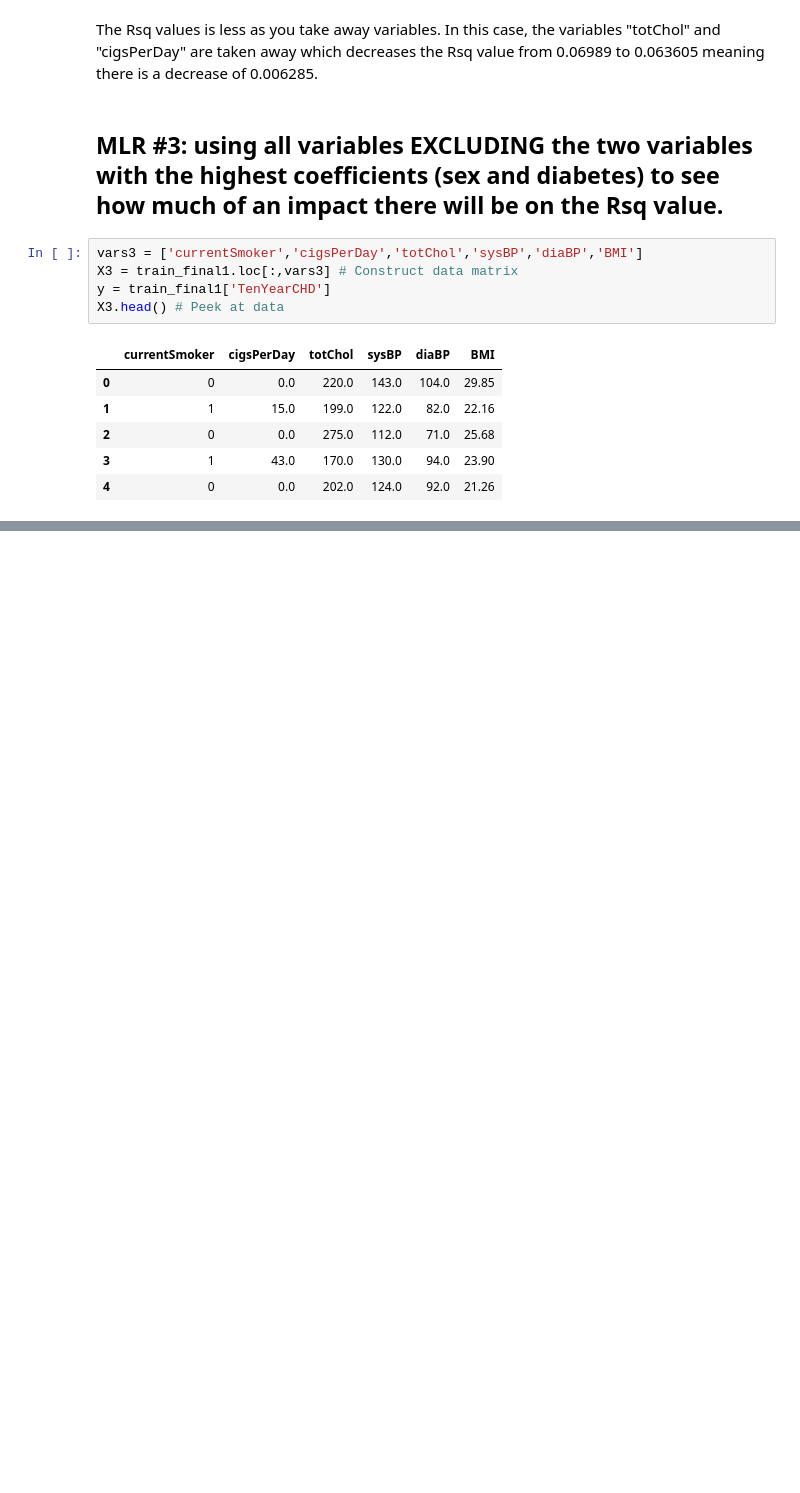
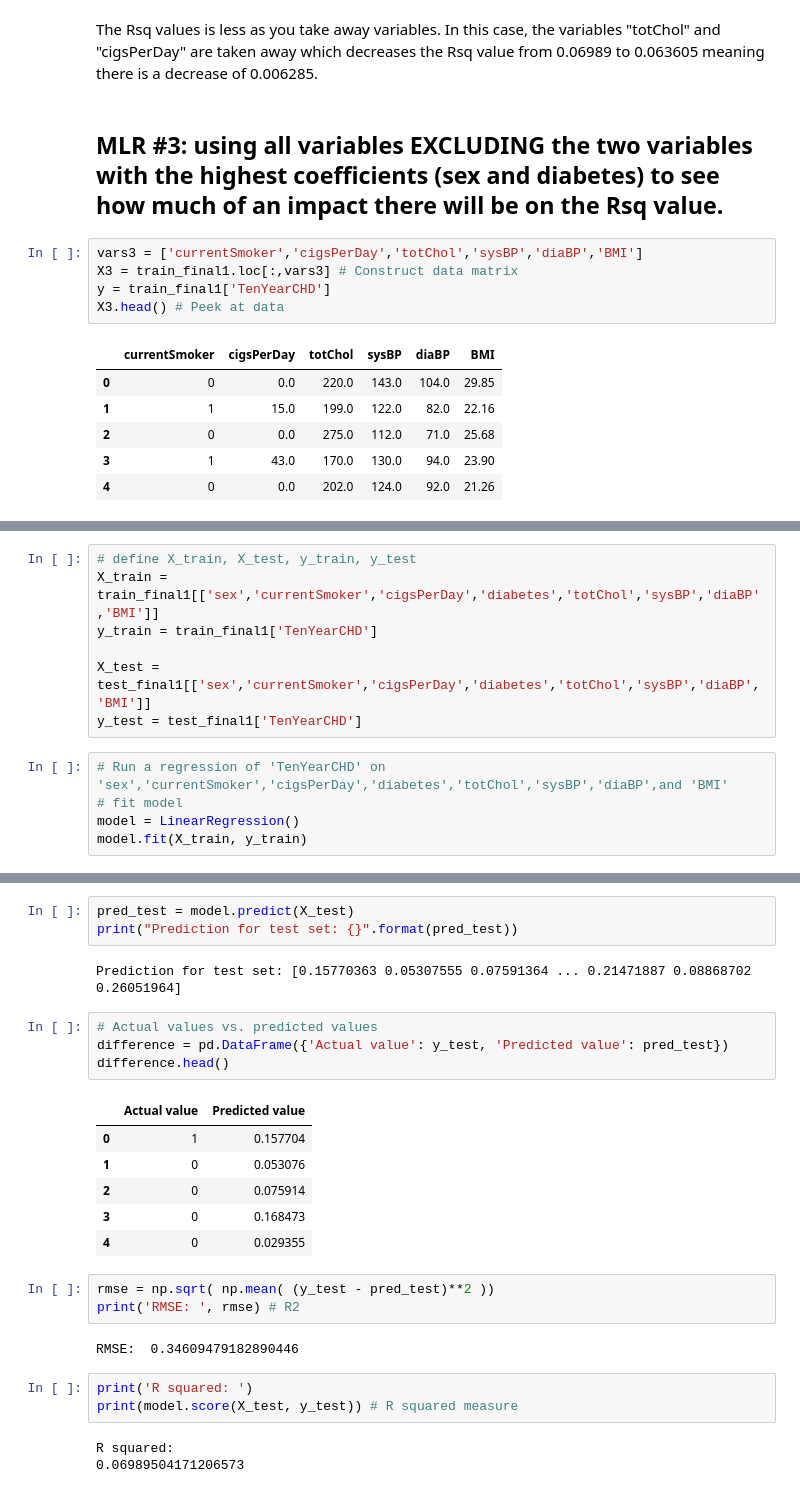
Before and after one commit to Catherine-Nguyen88/project_chd, a Jupyter notebook: CHD_Catherine's_Part.ipynb, the cells around one changed output, grey strips where cells are left out. Saved outputs shown, nothing was run; the diff lists cells and outputs as text; blank space fills up the shorter version.

```diff
--- a/CHD_Catherine's_Part.ipynb
+++ b/CHD_Catherine's_Part.ipynb
@@ -397,0 +435,12 @@ The Rsq values is less as you take away variables. In this case, the variables "
+# %%
+# define X_train, X_test, y_train, y_test
+X_train = train_final1[['sex','currentSmoker','cigsPerDay','diabetes','totChol','sysBP','diaBP','BMI']]
+y_train = train_final1['TenYearCHD']
+
+X_test = test_final1[['sex','currentSmoker','cigsPerDay','diabetes','totChol','sysBP','diaBP','BMI']]
+y_test = test_final1['TenYearCHD']
+# %%
+# Run a regression of 'TenYearCHD' on 'sex','currentSmoker','cigsPerDay','diabetes','totChol','sysBP','diaBP',and 'BMI'
+# fit model
+model = LinearRegression()
+model.fit(X_train, y_train)
@@ -397,0 +464,27 @@ The Rsq values is less as you take away variables. In this case, the variables "
+# %%
+pred_test = model.predict(X_test)
+print("Prediction for test set: {}".format(pred_test))
+# %% [output]
+Prediction for test set: [0.15770363 0.05307555 0.07591364 ... 0.21471887 0.08868702 0.26051964]
+# %%
+# Actual values vs. predicted values
+difference = pd.DataFrame({'Actual value': y_test, 'Predicted value': pred_test})
+difference.head()
+# %% [output]
+|  | Actual value | Predicted value |
+| 0 | 1 | 0.157704 |
+| 1 | 0 | 0.053076 |
+| 2 | 0 | 0.075914 |
+| 3 | 0 | 0.168473 |
+| 4 | 0 | 0.029355 |
+# %%
+rmse = np.sqrt( np.mean( (y_test - pred_test)**2 ))
+print('RMSE: ', rmse) # R2
+# %% [output]
+RMSE:  0.34609479182890446
+# %%
+print('R squared: ')
+print(model.score(X_test, y_test)) # R squared measure
+# %% [output]
+R squared:
+0.06989504171206573
```
Also changed, not shown: parts of 11 cells of this notebook.
